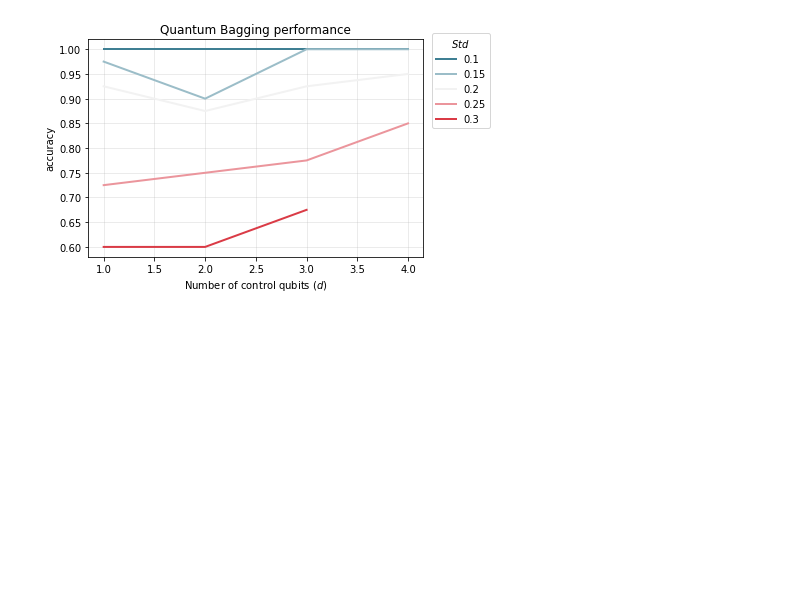
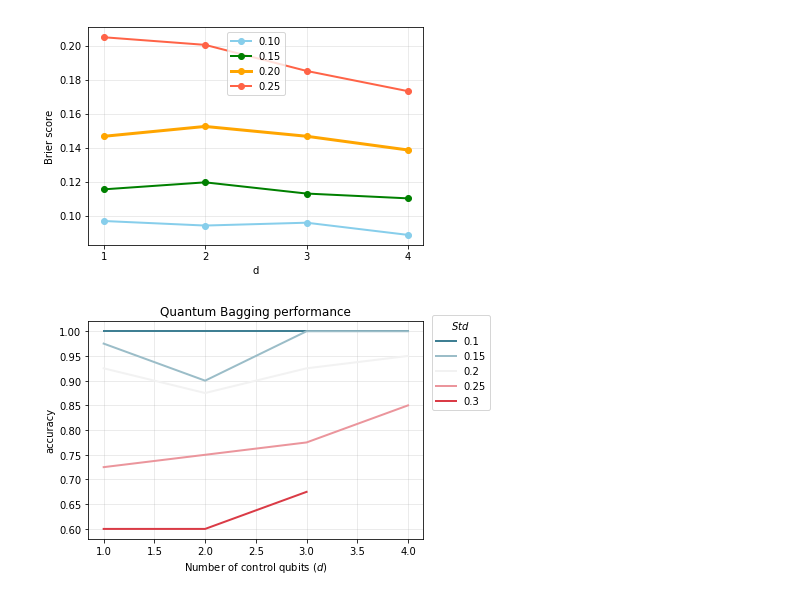
Before and after one commit to amacaluso/Quantum-Ensemble-for-Classification, a Jupyter notebook: notebooks/viz_results.ipynb, the cells around one changed output. Saved outputs shown, nothing was run; the diff lists cells and outputs as text; code cells hidden in the pictures; blank space fills up the shorter version.

```diff
--- a/notebooks/viz_results.ipynb
+++ b/notebooks/viz_results.ipynb
@@ -46,3 +49,16 @@ plt.legend()
+# %%
+plt.plot(data.loc[data.dev==.1, 'd'], data.loc[data.dev==.1, 'brier'], color='skyblue',  linewidth=2, marker='o', label='0.10')
+plt.plot(data.loc[data.dev==.15, 'd'], data.loc[data.dev==.15, 'brier'], color='green', linewidth=2, marker='o', label='0.15')
+plt.plot(data.loc[data.dev==.2, 'd'], data.loc[data.dev==.2, 'brier'], color='orange', linewidth=3, marker='o', label='0.20')
+plt.plot(data.loc[data.dev==.25, 'd'], data.loc[data.dev==.25, 'brier'], color='tomato', linewidth=2, marker='o',label="0.25")
+plt.legend(loc=0)
+plt.ylabel('Brier score')
+plt.xlabel('d')
+plt.xticks([1,2,3,4])
+plt.grid(alpha=.3)
+plt.savefig('output/brier_score.png', dpi=300)
+# %% [output]
+[figure, added]
 # %%
 import seaborn as sns
 
```
Also changed, not shown: parts of 2 cells of this notebook, 2 other files.
